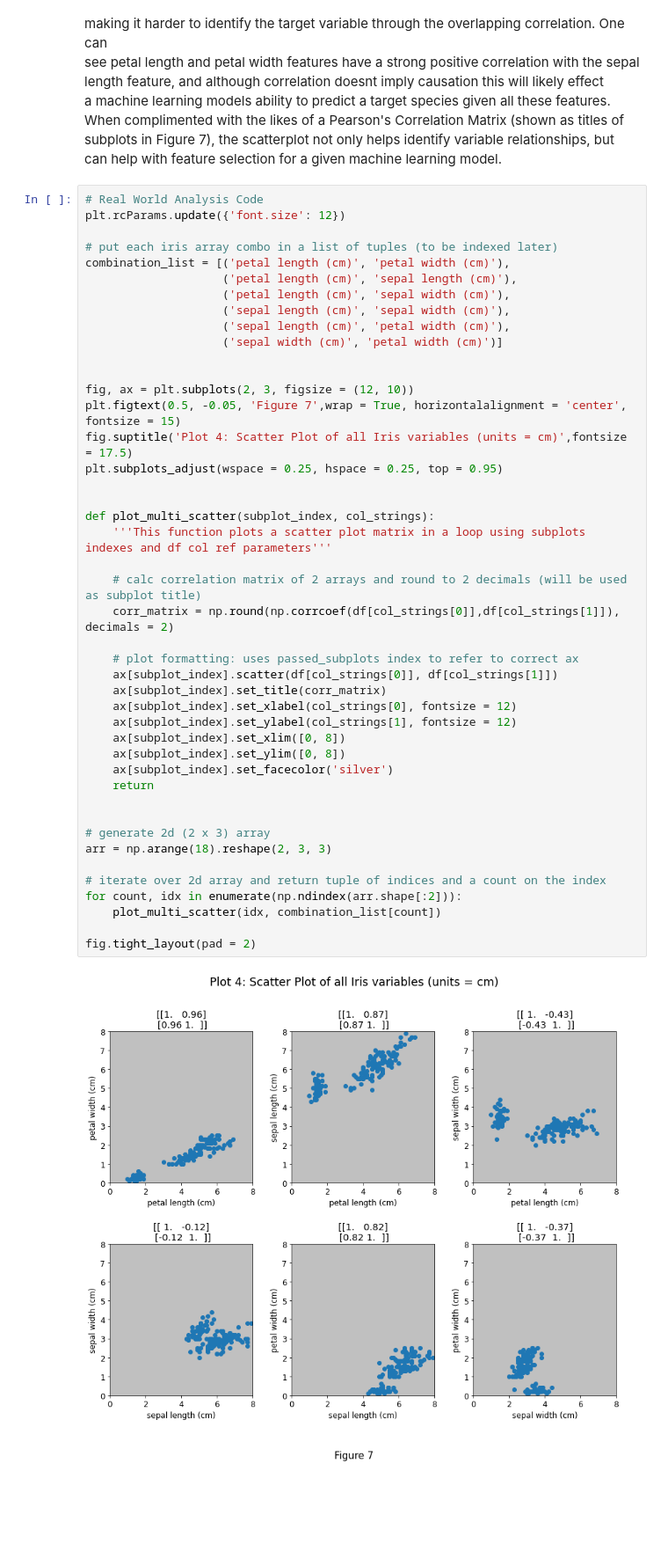
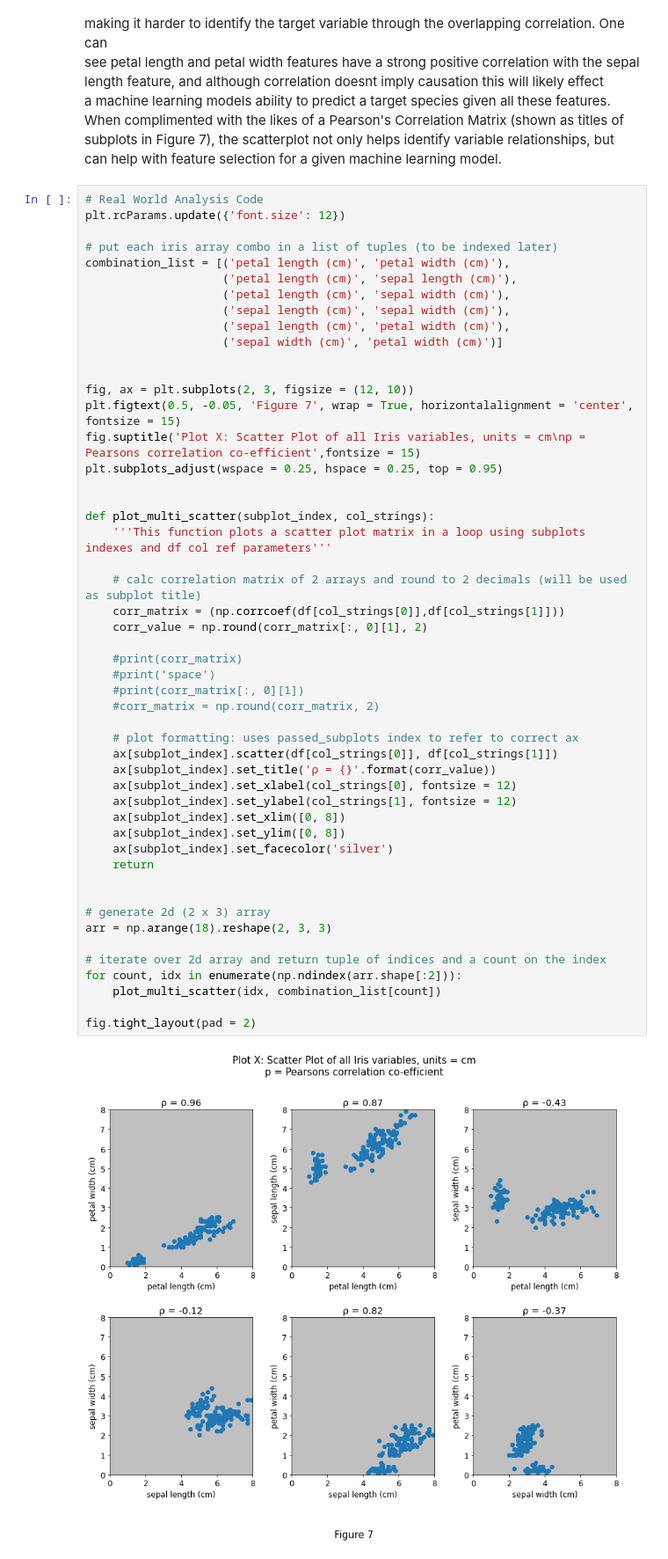
Before and after one commit to CiaranMoran27/Fundamentals-of-Data-Analysis, a Jupyter notebook: pyplot.ipynb, the cells around one changed output. Shown: that part at 88% size. Cells and saved outputs as stored; diff of their text form; blank space fills up the shorter version.

```diff
--- a/pyplot.ipynb
+++ b/pyplot.ipynb
@@ -479,38 +517,44 @@ combination_list = [('petal length (cm)', 'petal width (cm)'),
 
 
 fig, ax = plt.subplots(2, 3, figsize = (12, 10))
-plt.figtext(0.5, -0.05, 'Figure 7',wrap = True, horizontalalignment = 'center', fontsize = 15)
-fig.suptitle('Plot 4: Scatter Plot of all Iris variables (units = cm)',fontsize = 17.5)
+plt.figtext(0.5, -0.05, 'Figure 7', wrap = True, horizontalalignment = 'center', fontsize = 15)
+fig.suptitle('Plot X: Scatter Plot of all Iris variables, units = cm\np = Pearsons correlation co-efficient',fontsize = 15)
 plt.subplots_adjust(wspace = 0.25, hspace = 0.25, top = 0.95)
 
 
 def plot_multi_scatter(subplot_index, col_strings):
     '''This function plots a scatter plot matrix in a loop using subplots indexes and df col ref parameters'''
 
     # calc correlation matrix of 2 arrays and round to 2 decimals (will be used as subplot title)
-    corr_matrix = np.round(np.corrcoef(df[col_strings[0]],df[col_strings[1]]), decimals = 2)
+    corr_matrix = (np.corrcoef(df[col_strings[0]],df[col_strings[1]]))
+    corr_value = np.round(corr_matrix[:, 0][1], 2)
+
+    #print(corr_matrix)
+    #print('space')
+    #print(corr_matrix[:, 0][1])
+    #corr_matrix = np.round(corr_matrix, 2)
 
     # plot formatting: uses passed_subplots index to refer to correct ax
     ax[subplot_index].scatter(df[col_strings[0]], df[col_strings[1]])
-    ax[subplot_index].set_title(corr_matrix)
+    ax[subplot_index].set_title('ρ = {}'.format(corr_value))
     ax[subplot_index].set_xlabel(col_strings[0], fontsize = 12)
     ax[subplot_index].set_ylabel(col_strings[1], fontsize = 12)
     ax[subplot_index].set_xlim([0, 8])
     ax[subplot_index].set_ylim([0, 8])
     ax[subplot_index].set_facecolor('silver')
     return
 
 
 # generate 2d (2 x 3) array
 arr = np.arange(18).reshape(2, 3, 3)
 
 # iterate over 2d array and return tuple of indices and a count on the index
 for count, idx in enumerate(np.ndindex(arr.shape[:2])):
     plot_multi_scatter(idx, combination_list[count])
 
 fig.tight_layout(pad = 2)
 # %% [output]
-[figure, old version]
+[figure, new version]
 # %% [markdown]
 ## References<br>
 
```
Also changed, not shown: parts of 4 cells of this notebook.
